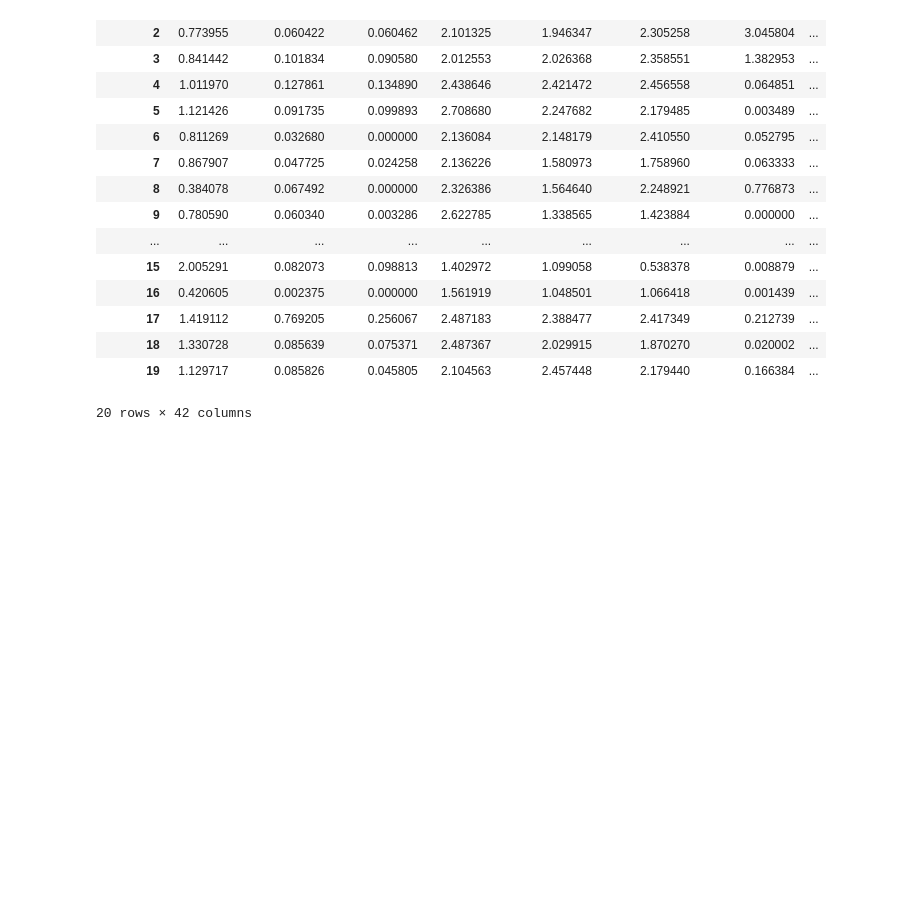
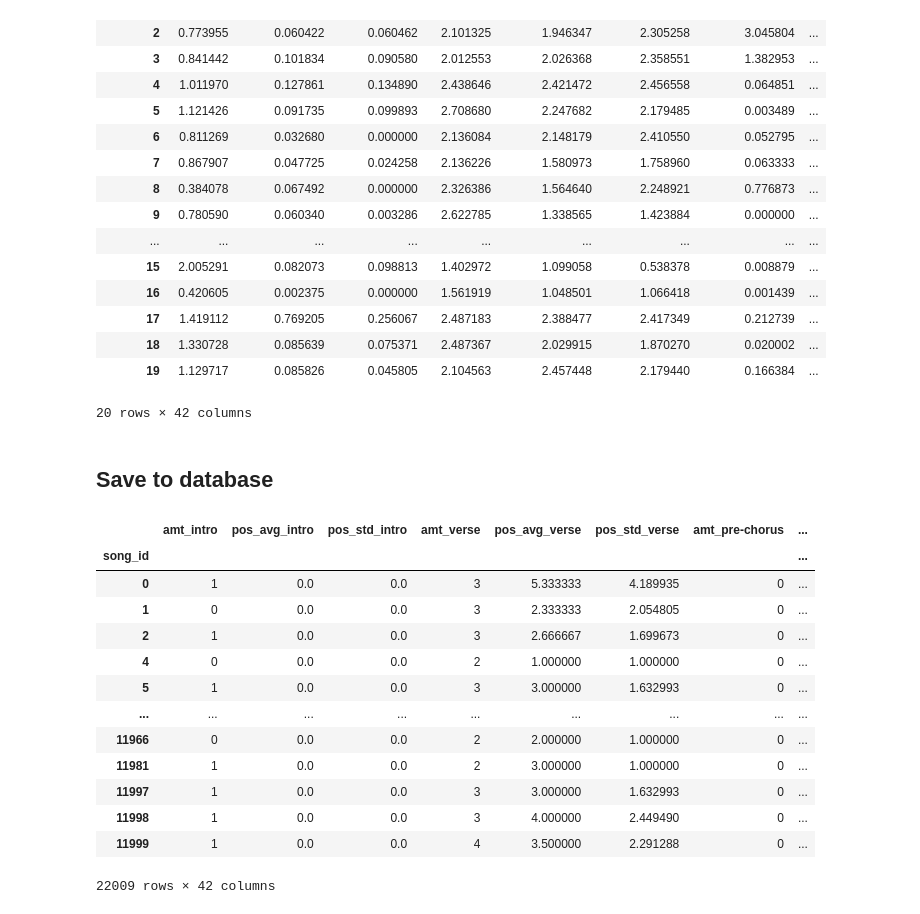
Before and after one commit to sbakker6/MusicRSAndChildren, a Jupyter notebook: lyrics.ipynb, the cells around one changed output. Saved outputs shown, nothing was run; the diff lists cells and outputs as text; code cells hidden in the pictures; blank space fills up the shorter version.

Commit message:
Save song fingerprints to DB

```diff
--- a/lyrics.ipynb
+++ b/lyrics.ipynb
@@ -1084,3 +1073,5 @@ conn.close()
 | 18 | 1.330728 | 0.085639 | 0.075371 | 2.487367 | 2.029915 | 1.870270 | 0.020002 | ... |
 | 19 | 1.129717 | 0.085826 | 0.045805 | 2.104563 | 2.457448 | 2.179440 | 0.166384 | ... |
 20 rows × 42 columns
+# %% [markdown]
+## Save to database
@@ -1086,0 +1095,17 @@ conn.close()
+# %%
+song_structure_df
+# %% [output]
+|  | amt_intro | pos_avg_intro | pos_std_intro | amt_verse | pos_avg_verse | pos_std_verse | amt_pre-chorus | ... |
+| song_id |  |  |  |  |  |  |  | ... |
+| 0 | 1 | 0.0 | 0.0 | 3 | 5.333333 | 4.189935 | 0 | ... |
+| 1 | 0 | 0.0 | 0.0 | 3 | 2.333333 | 2.054805 | 0 | ... |
+| 2 | 1 | 0.0 | 0.0 | 3 | 2.666667 | 1.699673 | 0 | ... |
+| 4 | 0 | 0.0 | 0.0 | 2 | 1.000000 | 1.000000 | 0 | ... |
+| 5 | 1 | 0.0 | 0.0 | 3 | 3.000000 | 1.632993 | 0 | ... |
+| ... | ... | ... | ... | ... | ... | ... | ... | ... |
+| 11966 | 0 | 0.0 | 0.0 | 2 | 2.000000 | 1.000000 | 0 | ... |
+| 11981 | 1 | 0.0 | 0.0 | 2 | 3.000000 | 1.000000 | 0 | ... |
+| 11997 | 1 | 0.0 | 0.0 | 3 | 3.000000 | 1.632993 | 0 | ... |
+| 11998 | 1 | 0.0 | 0.0 | 3 | 4.000000 | 2.449490 | 0 | ... |
+| 11999 | 1 | 0.0 | 0.0 | 4 | 3.500000 | 2.291288 | 0 | ... |
+22009 rows × 42 columns
```
Also changed, not shown: parts of 3 cells of this notebook, 1 other file.
